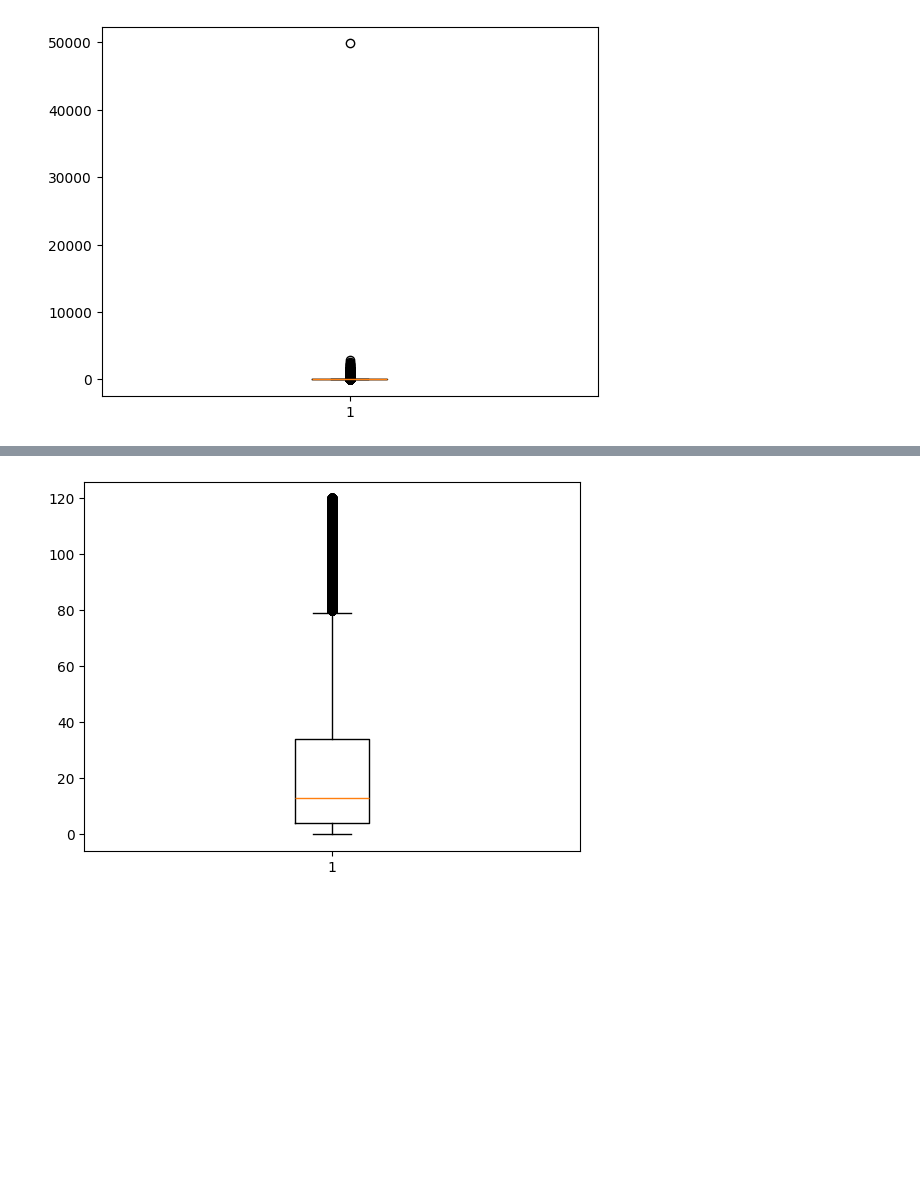
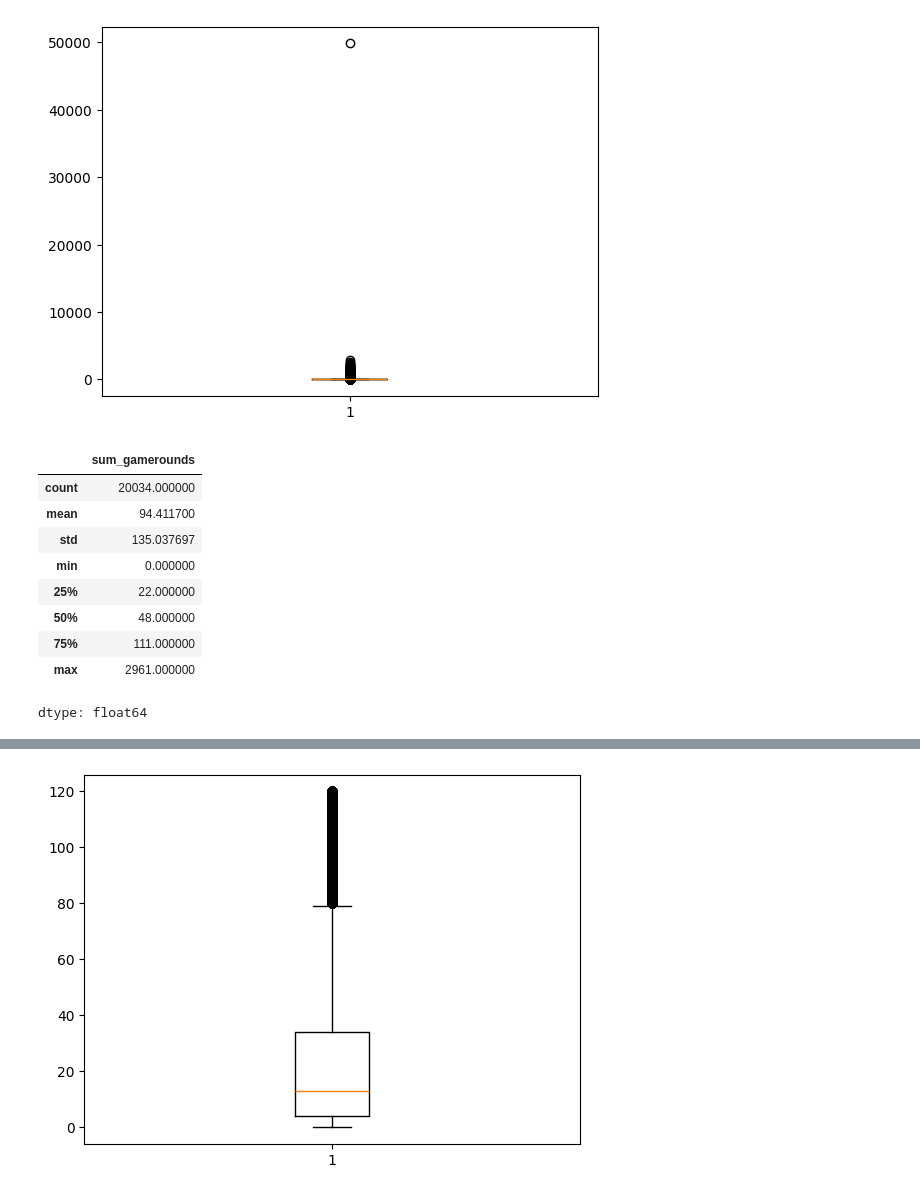
Before and after one commit to harshchamp/A-B-testing-Model, a Jupyter notebook: AB_Testing.ipynb, the cells around one changed output, grey strips where cells are left out. Cells and saved outputs as stored; diff of their text form; code cells hidden in the pictures; blank space fills up the shorter version.

```diff
--- a/AB_Testing.ipynb
+++ b/AB_Testing.ipynb
@@ -105,3 +143,16 @@ plt.boxplot(df['sum_gamerounds'])
 plt.show()
 # %% [output]
 [figure]
+# %%
+df[(df['version'] == 'gate_30') & (df['retention_1']== True)]['sum_gamerounds'].describe()
+# %% [output]
+|  | sum_gamerounds |
+| count | 20034.000000 |
+| mean | 94.411700 |
+| std | 135.037697 |
+| min | 0.000000 |
+| 25% | 22.000000 |
+| 50% | 48.000000 |
+| 75% | 111.000000 |
+| max | 2961.000000 |
+dtype: float64
```
Also changed, not shown: parts of 23 cells of this notebook.
